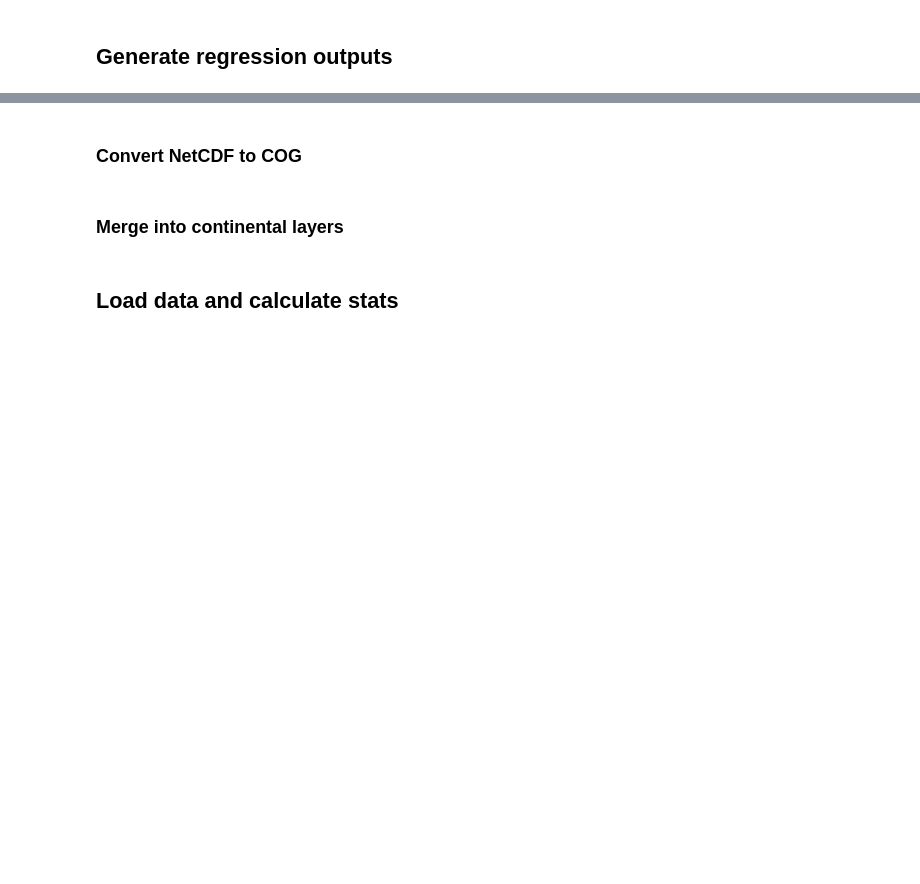
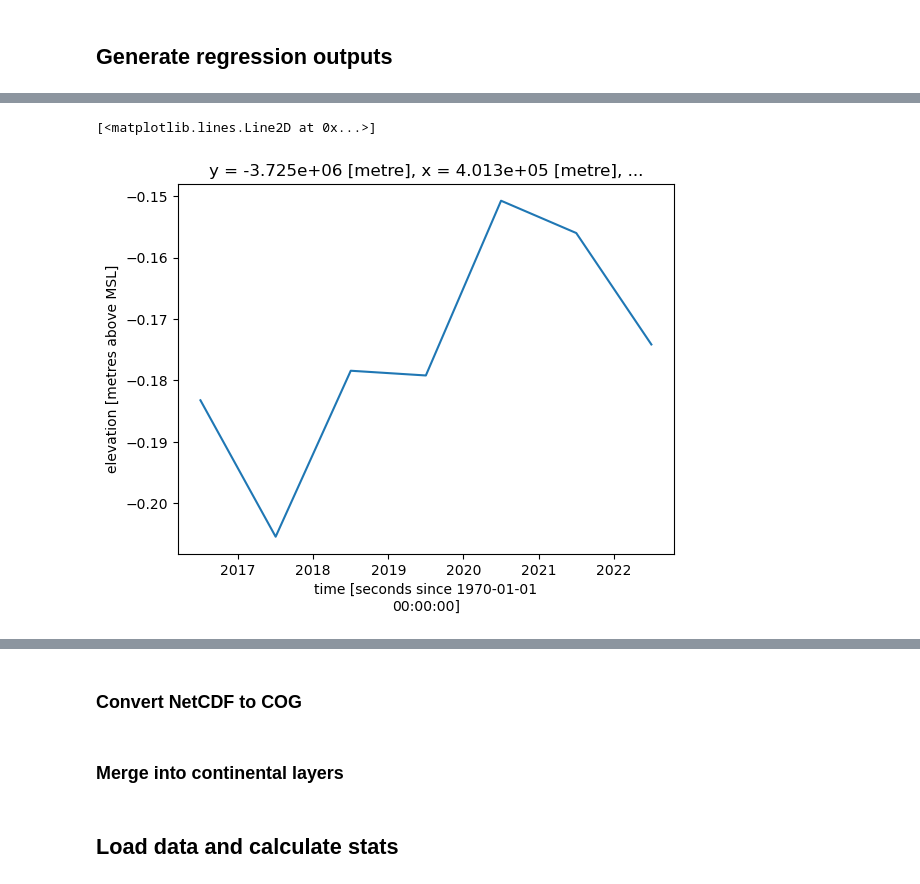
Before and after one commit to GeoscienceAustralia/dea-intertidal, a Jupyter notebook: notebooks/experimental/Intertidal_change.ipynb, the cells around one changed output, grey strips where cells are left out. Cells and saved outputs as stored; diff of their text form; code cells hidden in the pictures; blank space fills up the shorter version.

```diff
--- a/notebooks/experimental/Intertidal_change.ipynb
+++ b/notebooks/experimental/Intertidal_change.ipynb
@@ -97,0 +112,2 @@ for region_code in tqdm.tqdm(region_list):
+# %%
+x_in, y_in = xr_regression(y=ds.elevation, x=ds.time.dt.year)
@@ -97,0 +195,5 @@ for region_code in tqdm.tqdm(region_list):
+# %%
+y_in.sel(x=401313.475,y=-3724823.939, method="nearest").plot()
+# %% [output]
+[<matplotlib.lines.Line2D at 0x...>]
+[figure, added]
```
Also changed, not shown: parts of 31 cells of this notebook, 1 other file.
